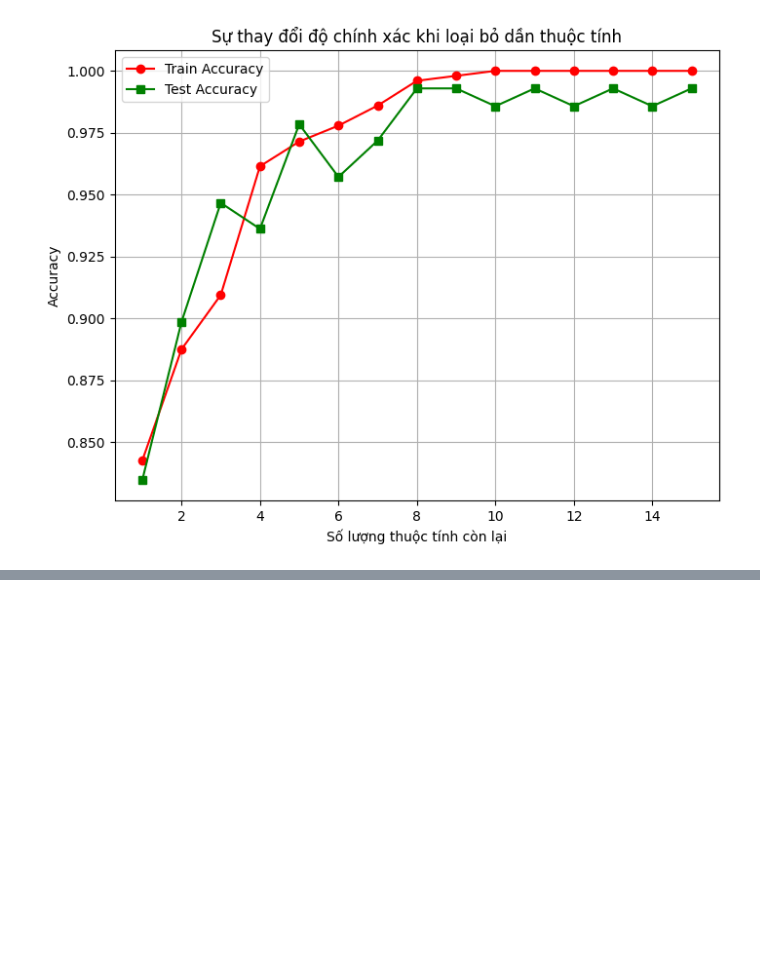
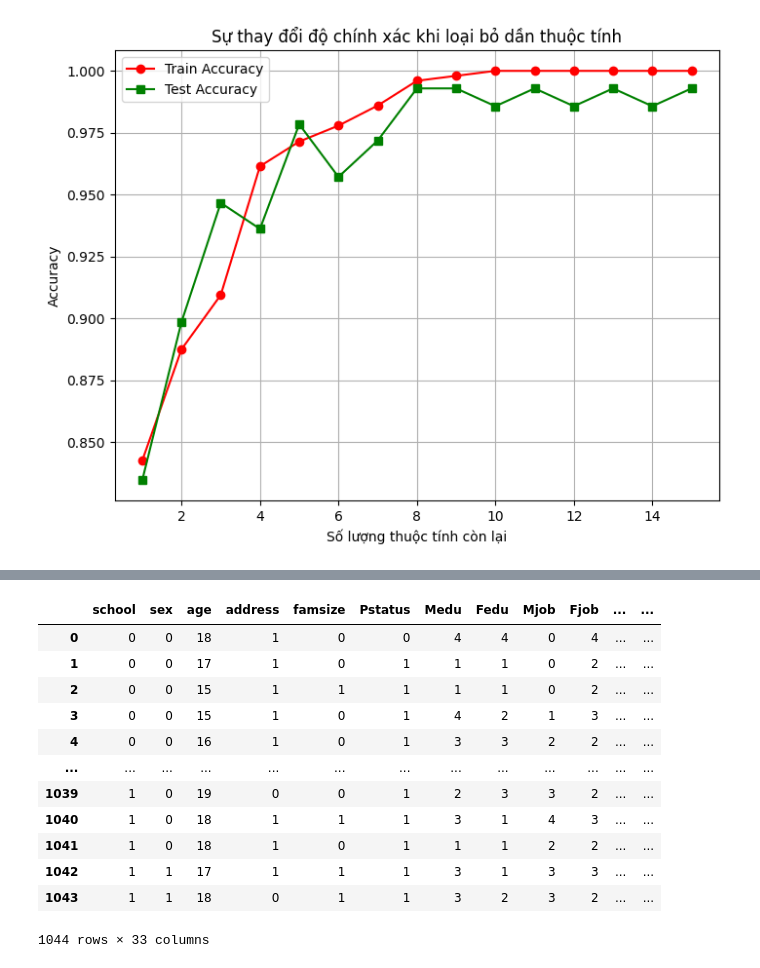
Before and after one commit to learning-by-mk/kpdl, a Jupyter notebook: src/DT_RF_Lab.ipynb, the cells around one changed output, grey strips where cells are left out. Saved outputs shown, nothing was run; the diff lists cells and outputs as text; code cells hidden in the pictures; blank space fills up the shorter version.

```diff
--- a/src/DT_RF_Lab.ipynb
+++ b/src/DT_RF_Lab.ipynb
@@ -659,0 +679,37 @@ Nhiệm vụ:
+# %%
+from sklearn.preprocessing import LabelEncoder
+
+le = LabelEncoder()
+df['school'] = le.fit_transform(df['school'])
+df['sex'] = le.fit_transform(df['sex'])
+df['address'] = le.fit_transform(df['address'])
+df['famsize'] = le.fit_transform(df['famsize'])
+df['Pstatus'] = le.fit_transform(df['Pstatus'])
+df['Mjob'] = le.fit_transform(df['Mjob'])
+df['Fjob'] = le.fit_transform(df['Fjob'])
+df['guardian'] = le.fit_transform(df['guardian'])
+df['reason'] = le.fit_transform(df['reason'])
+df['schoolsup'] = le.fit_transform(df['schoolsup'])
+df['romantic'] = le.fit_transform(df['romantic'])
+df['internet'] = le.fit_transform(df['internet'])
+df['higher'] = le.fit_transform(df['higher'])
+df['nursery'] = le.fit_transform(df['nursery'])
+df['activities'] = le.fit_transform(df['activities'])
+df['paid'] = le.fit_transform(df['paid'])
+df['famsup'] = le.fit_transform(df['famsup'])
+
+df
+# %% [output]
+|  | school | sex | age | address | famsize | Pstatus | Medu | Fedu | Mjob | Fjob | ... | ... |
+| 0 | 0 | 0 | 18 | 1 | 0 | 0 | 4 | 4 | 0 | 4 | ... | ... |
+| 1 | 0 | 0 | 17 | 1 | 0 | 1 | 1 | 1 | 0 | 2 | ... | ... |
+| 2 | 0 | 0 | 15 | 1 | 1 | 1 | 1 | 1 | 0 | 2 | ... | ... |
+| 3 | 0 | 0 | 15 | 1 | 0 | 1 | 4 | 2 | 1 | 3 | ... | ... |
+| 4 | 0 | 0 | 16 | 1 | 0 | 1 | 3 | 3 | 2 | 2 | ... | ... |
+| ... | ... | ... | ... | ... | ... | ... | ... | ... | ... | ... | ... | ... |
+| 1039 | 1 | 0 | 19 | 0 | 0 | 1 | 2 | 3 | 3 | 2 | ... | ... |
+| 1040 | 1 | 0 | 18 | 1 | 1 | 1 | 3 | 1 | 4 | 3 | ... | ... |
+| 1041 | 1 | 0 | 18 | 1 | 0 | 1 | 1 | 1 | 2 | 2 | ... | ... |
+| 1042 | 1 | 1 | 17 | 1 | 1 | 1 | 3 | 1 | 3 | 3 | ... | ... |
+| 1043 | 1 | 1 | 18 | 0 | 1 | 1 | 3 | 2 | 3 | 2 | ... | ... |
+1044 rows × 33 columns
```
Also changed, not shown: parts of 3 cells of this notebook, 1 other file.
